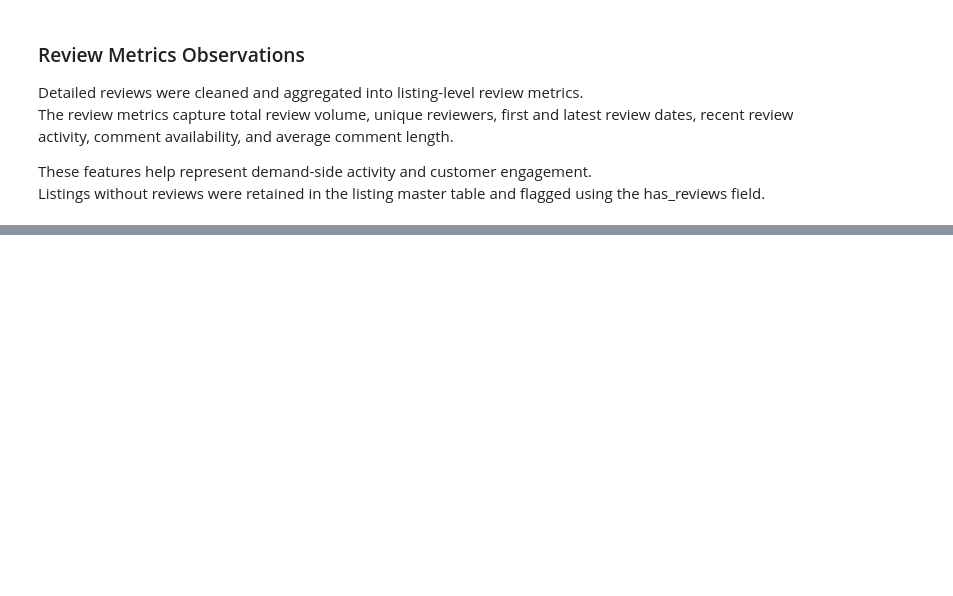
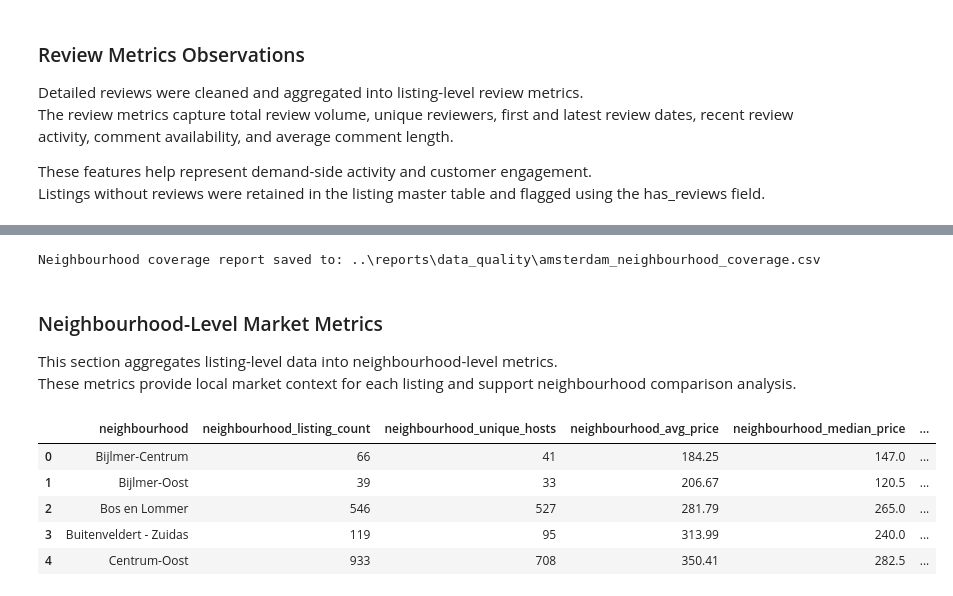
Before and after one commit to Tnadeeja/Inside-Airbnb-Market-Intelligence-Platform-Data-Engineering-Analytics-AI, a Jupyter notebook: notebooks/01_dataset_familiarization.ipynb, the cells around one changed output, grey strips where cells are left out. Drawn from its saved outputs; the diff is of its cells as text; code cells hidden in the pictures; blank space fills up the shorter version.

Commit message:
Add neighbourhood enrichment and final listing master

```diff
--- a/notebooks/01_dataset_familiarization.ipynb
+++ b/notebooks/01_dataset_familiarization.ipynb
@@ -1941,0 +2054,61 @@ Listings without reviews were retained in the listing master table and flagged u
+# %%
+neighbourhood_coverage_output_path = REPORTS_PATH / "amsterdam_neighbourhood_coverage.csv"
+
+neighbourhood_coverage_df.to_csv(neighbourhood_coverage_output_path, index=False)
+
+print(f"Neighbourhood coverage report saved to: {neighbourhood_coverage_output_path}")
+# %% [output]
+Neighbourhood coverage report saved to: ..\reports\data_quality\amsterdam_neighbourhood_coverage.csv
+# %% [markdown]
+### Neighbourhood-Level Market Metrics
+
+This section aggregates listing-level data into neighbourhood-level metrics.
+These metrics provide local market context for each listing and support neighbourhood comparison analysis.
+# %%
+neighbourhood_metrics = (
+    listing_master_with_reviews
+    .groupby("neighbourhood")
+    .agg(
+        neighbourhood_listing_count=("listing_id", "count"),
+        neighbourhood_unique_hosts=("host_id", "nunique"),
+        neighbourhood_avg_price=("price_numeric", "mean"),
+        neighbourhood_median_price=("price_numeric", "median"),
+        neighbourhood_min_price=("price_numeric", "min"),
+        neighbourhood_max_price=("price_numeric", "max"),
+        neighbourhood_avg_availability_rate=("availability_rate", "mean"),
+        neighbourhood_avg_occupancy_proxy=("occupancy_proxy", "mean"),
+        neighbourhood_avg_review_score=("review_scores_rating", "mean"),
+        neighbourhood_total_reviews=("detailed_review_count", "sum"),
+        neighbourhood_avg_reviews_per_listing=("detailed_review_count", "mean"),
+        neighbourhood_total_revenue_proxy=("estimated_revenue_proxy", "sum"),
+        neighbourhood_avg_revenue_proxy=("estimated_revenue_proxy", "mean")
+    )
+    .reset_index()
+)
+
+# Round selected numeric columns for cleaner reporting
+round_columns = [
+    "neighbourhood_avg_price",
+    "neighbourhood_median_price",
+    "neighbourhood_min_price",
+    "neighbourhood_max_price",
+    "neighbourhood_avg_availability_rate",
+    "neighbourhood_avg_occupancy_proxy",
+    "neighbourhood_avg_review_score",
+    "neighbourhood_avg_reviews_per_listing",
+    "neighbourhood_total_revenue_proxy",
+    "neighbourhood_avg_revenue_proxy"
+]
+
+for column in round_columns:
+    if column in neighbourhood_metrics.columns:
+        neighbourhood_metrics[column] = neighbourhood_metrics[column].round(2)
+
+neighbourhood_metrics.head()
+# %% [output]
+|  | neighbourhood | neighbourhood_listing_count | neighbourhood_unique_hosts | neighbourhood_avg_price | neighbourhood_median_price | ... |
+| 0 | Bijlmer-Centrum | 66 | 41 | 184.25 | 147.0 | ... |
+| 1 | Bijlmer-Oost | 39 | 33 | 206.67 | 120.5 | ... |
+| 2 | Bos en Lommer | 546 | 527 | 281.79 | 265.0 | ... |
+| 3 | Buitenveldert - Zuidas | 119 | 95 | 313.99 | 240.0 | ... |
+| 4 | Centrum-Oost | 933 | 708 | 350.41 | 282.5 | ... |
```
Also changed, not shown: parts of 16 cells of this notebook, 5 other files.
